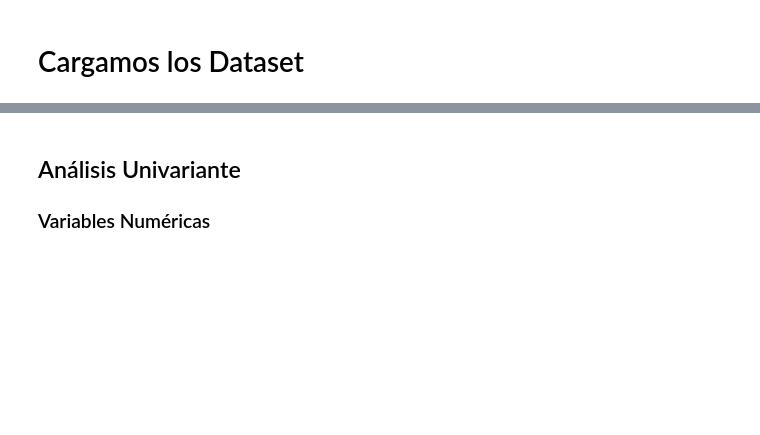
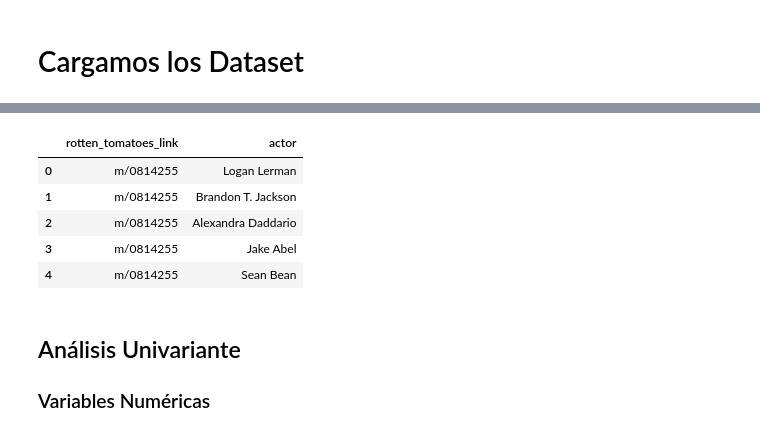
Before and after one commit to magy509/ingenieropg80.Proyecto_final_madre, a Jupyter notebook: src/movies_eda.ipynb, the cells around one changed output, grey strips where cells are left out. Saved outputs shown, nothing was run; the diff lists cells and outputs as text; code cells hidden in the pictures; blank space fills up the shorter version.

```diff
--- a/src/movies_eda.ipynb
+++ b/src/movies_eda.ipynb
@@ -302,3 +162,18 @@ Mediana de ratings por película: 5.0
+# %%
+movie_actor = movies.explode("actors").reset_index(drop=True)
+
+movie_actor = movie_actor.rename(columns={"actors": "actor"})
+
+movie_actor = movie_actor[["rotten_tomatoes_link", "actor"]].drop_duplicates()
+# %%
+movie_actor.head()
+# %% [output]
+|  | rotten_tomatoes_link | actor |
+| 0 | m/0814255 | Logan Lerman |
+| 1 | m/0814255 | Brandon T. Jackson |
+| 2 | m/0814255 | Alexandra Daddario |
+| 3 | m/0814255 | Jake Abel |
+| 4 | m/0814255 | Sean Bean |
 # %% [markdown]
 ## Análisis Univariante
 
```
Also changed, not shown: parts of 48 cells of this notebook, 1 other file.
